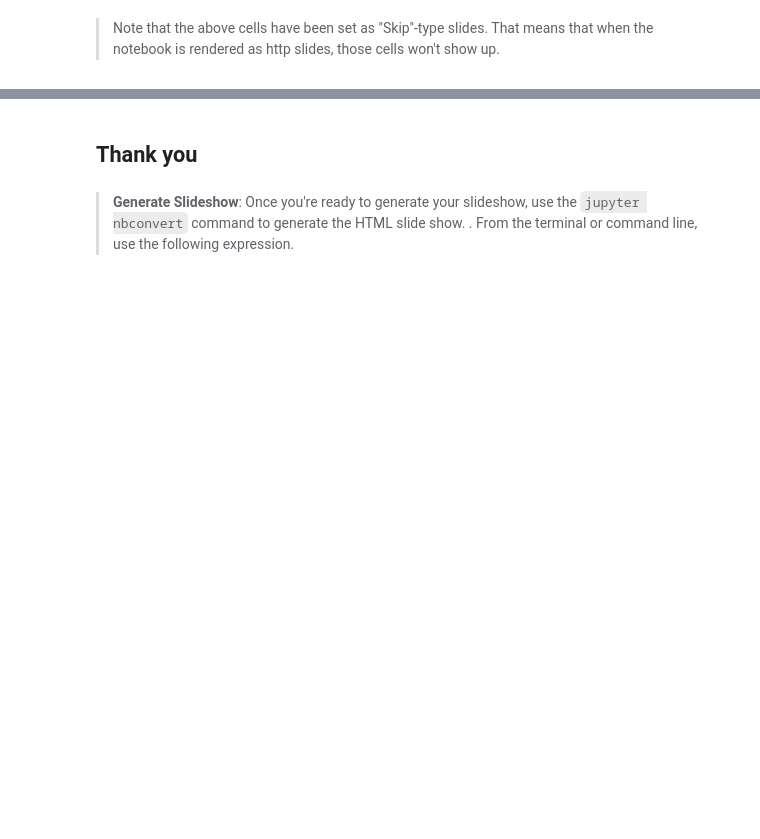
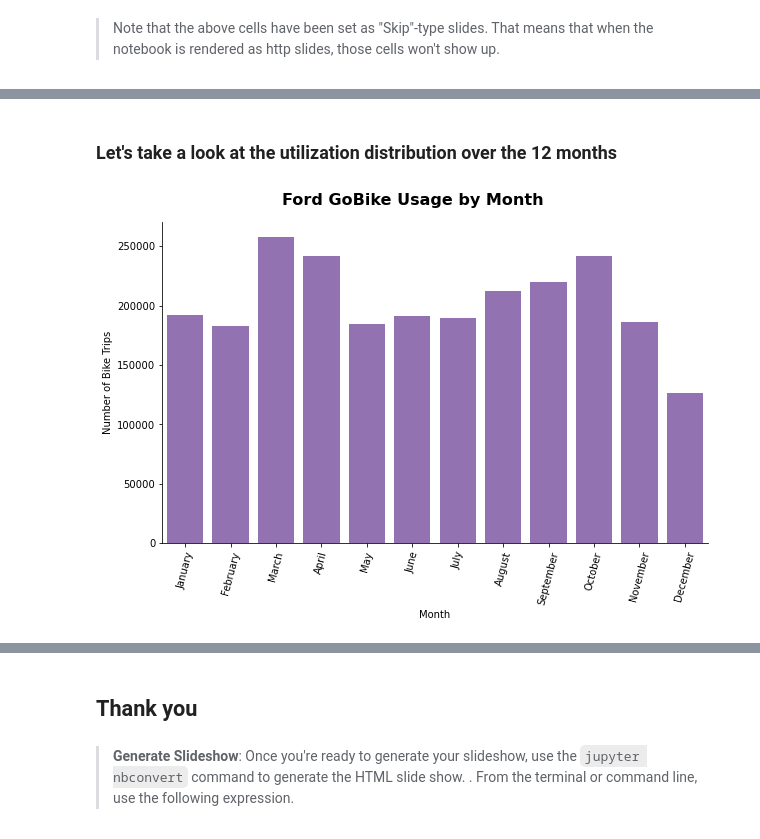
Before and after one commit to kzoheir/Udacity_DataAnalysisND_CommunicateDataFindings, a Jupyter notebook: Part_II_slide_deck_template.ipynb, the cells around one changed output, grey strips where cells are left out. Cells and saved outputs as stored; diff of their text form; code cells hidden in the pictures; blank space fills up the shorter version.

```diff
--- a/Part_II_slide_deck_template.ipynb
+++ b/Part_II_slide_deck_template.ipynb
@@ -29,5 +87,4 @@ warnings.simplefilter("ignore")
 # %%
 # load in the dataset into a pandas dataframe
-all_months = glob('*.csv')
-list_data_frame = [pd.read_csv(month, low_memory=False) for month in all_months]
-df_bike_trips = pd.concat(list_data_frame, ignore_index=True)
+df_bike_trips = pd.read_csv('master_bikes_dataset.csv')
+print(len(df_bike_trips))
@@ -55,32 +149,0 @@ df_bike_trips['duration_min'] = df_bike_trips['duration_sec']/60
-# %%
-from math import radians, cos, sin, asin, sqrt
-def g_distance(lat1, lat2, lon1, lon2):
-    # The math module contains a function named
-    # radians which converts from degrees to radians.
-
-    lon1 = radians(lon1)
-    lon2 = radians(lon2)
-    lat1 = radians(lat1)
-    lat2 = radians(lat2)
-
-    # Haversine formula
-    dlon = lon2 - lon1
-    dlat = lat2 - lat1
-    a = sin(dlat / 2)**2 + cos(lat1) * cos(lat2) * sin(dlon / 2)**2
-
-    c = 2 * asin(sqrt(a))
-
-    # Radius of earth in kilometers. Use 3956 for miles
-    r = 6371
-
-    # calculate the result
-    return(c * r)
-df_bike_trips['ground_distance'] = df_bike_trips.apply(lambda x: g_distance(x["start_station_latitude"], x["end_station_latitude"], x["start_station_longitude"], x["end_station_longitude"]), axis=1)
-
-df_bike_trips['day_of_the_year'] = df_bike_trips['day_of_the_year'].astype('category')
-#df_bike_trips['hour_of_day'] = df_bike_trips['hour_of_day'].astype('category') # This is better to be left as numeric
-df_bike_trips['day_of_week'] = df_bike_trips['day_of_week'].astype('category')
-df_bike_trips['working_day'] = df_bike_trips['working_day'].astype('bool')
-df_bike_trips['month'] = df_bike_trips['month'].astype('category')
-
-df_bike_trips.drop(['duration_sec'], inplace =True, axis=1)
@@ -100,0 +153,7 @@ def bar_graph_single_feature (df, feature, suptitle, x_label, xticks = "", color
+# %%
+disp("### Let's take a look at the utilization distribution over the 12 months")
+
+bar_graph_single_feature (df_bike_trips, 'month', 'Ford GoBike Usage by Month', 'Month', months, sample=global_sample)
+# %% [output]
+### Let's take a look at the utilization distribution over the 12 months
+[figure, added]
```
Also changed, not shown: parts of 26 cells of this notebook, 7 other files.
